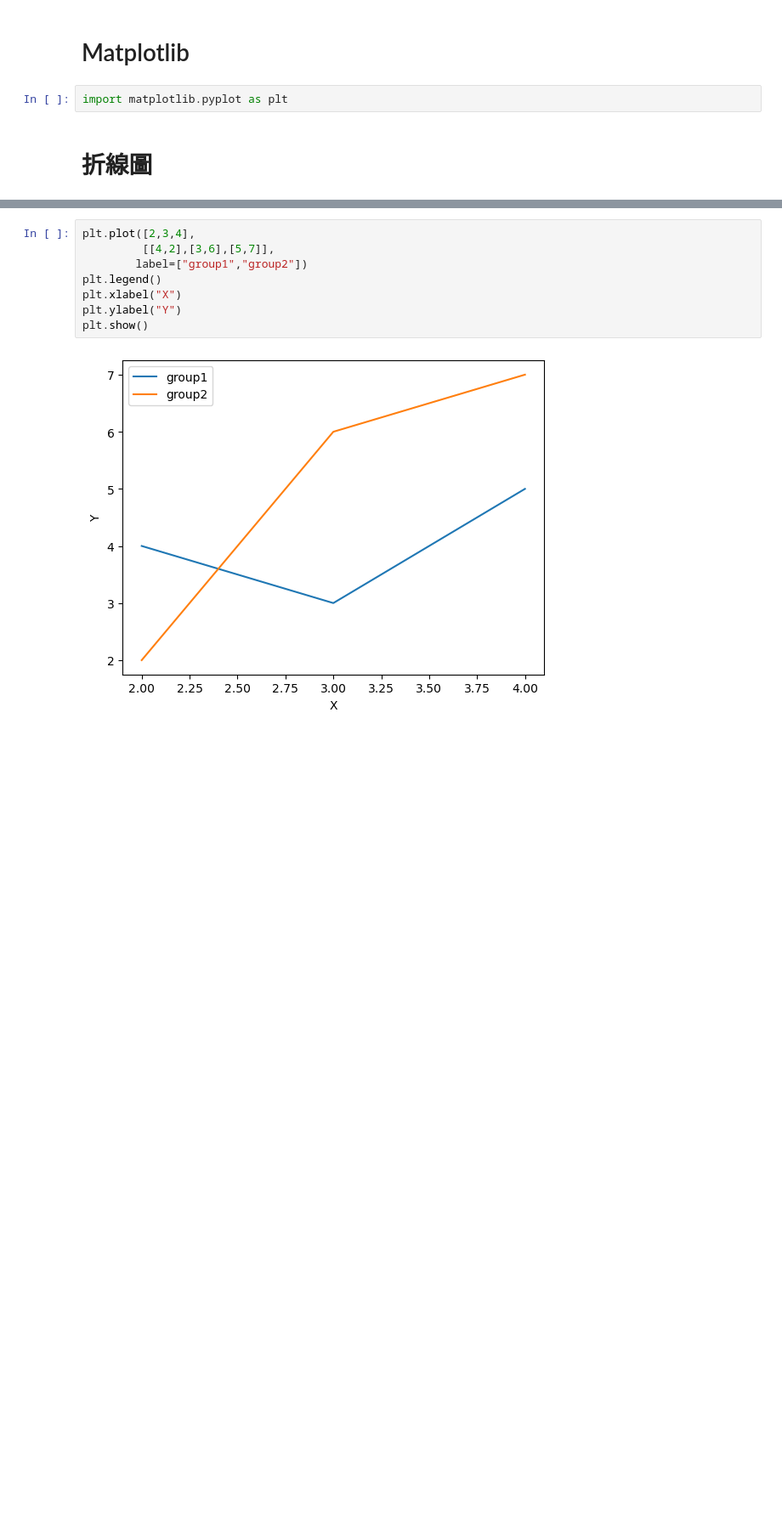
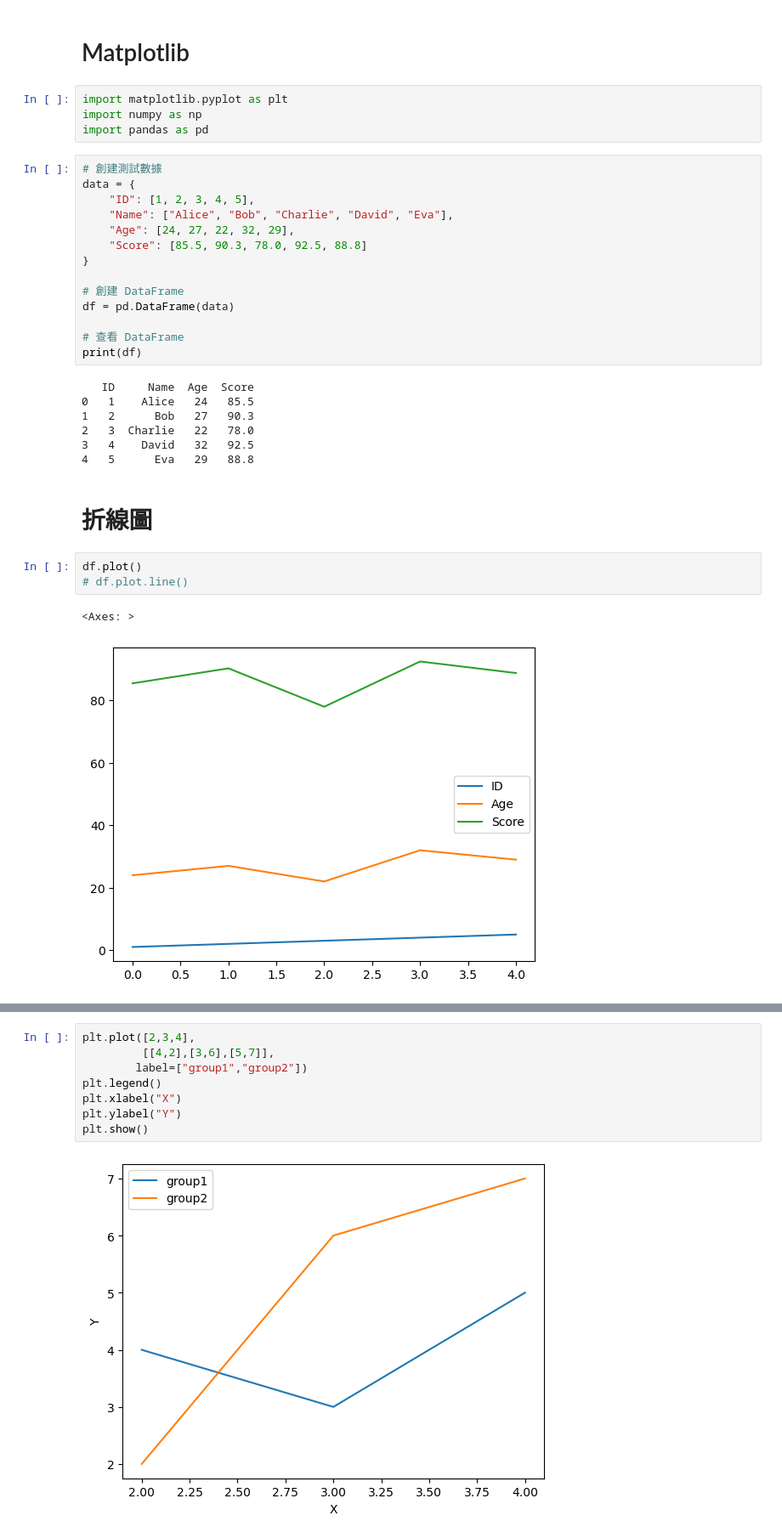
Before and after one commit to benson1231/DataScience, a Jupyter notebook: Python/matplotlib.ipynb, the cells around one changed output, grey strips where cells are left out. Shown: that part at 85% size. Cells and saved outputs as stored; diff of their text form; blank space fills up the shorter version.

```diff
--- a/Python/matplotlib.ipynb
+++ b/Python/matplotlib.ipynb
@@ -2,5 +2,34 @@
 # Matplotlib
 # %%
 import matplotlib.pyplot as plt
+import numpy as np
+import pandas as pd
+# %%
+# 創建測試數據
+data = {
+    "ID": [1, 2, 3, 4, 5],
+    "Name": ["Alice", "Bob", "Charlie", "David", "Eva"],
+    "Age": [24, 27, 22, 32, 29],
+    "Score": [85.5, 90.3, 78.0, 92.5, 88.8]
+}
+
+# 創建 DataFrame
+df = pd.DataFrame(data)
+
+# 查看 DataFrame
+print(df)
+# %% [output]
+   ID     Name  Age  Score
+0   1    Alice   24   85.5
+1   2      Bob   27   90.3
+2   3  Charlie   22   78.0
+3   4    David   32   92.5
+4   5      Eva   29   88.8
 # %% [markdown]
 # 折線圖
+# %%
+df.plot()
+# df.plot.line()
+# %% [output]
+<Axes: >
+[figure, added]
```
Also changed, not shown: parts of 15 cells of this notebook, 7 other files.
